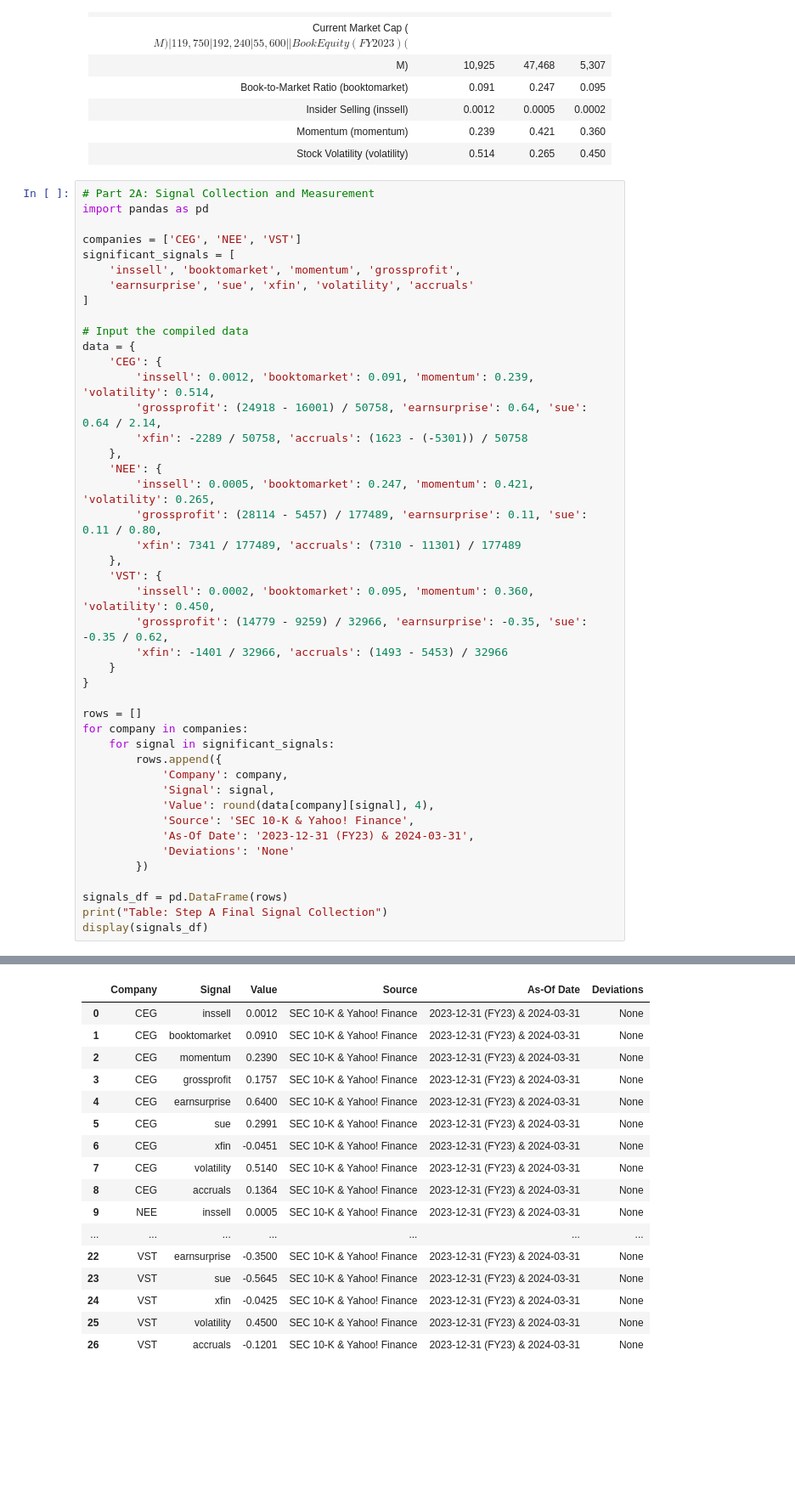
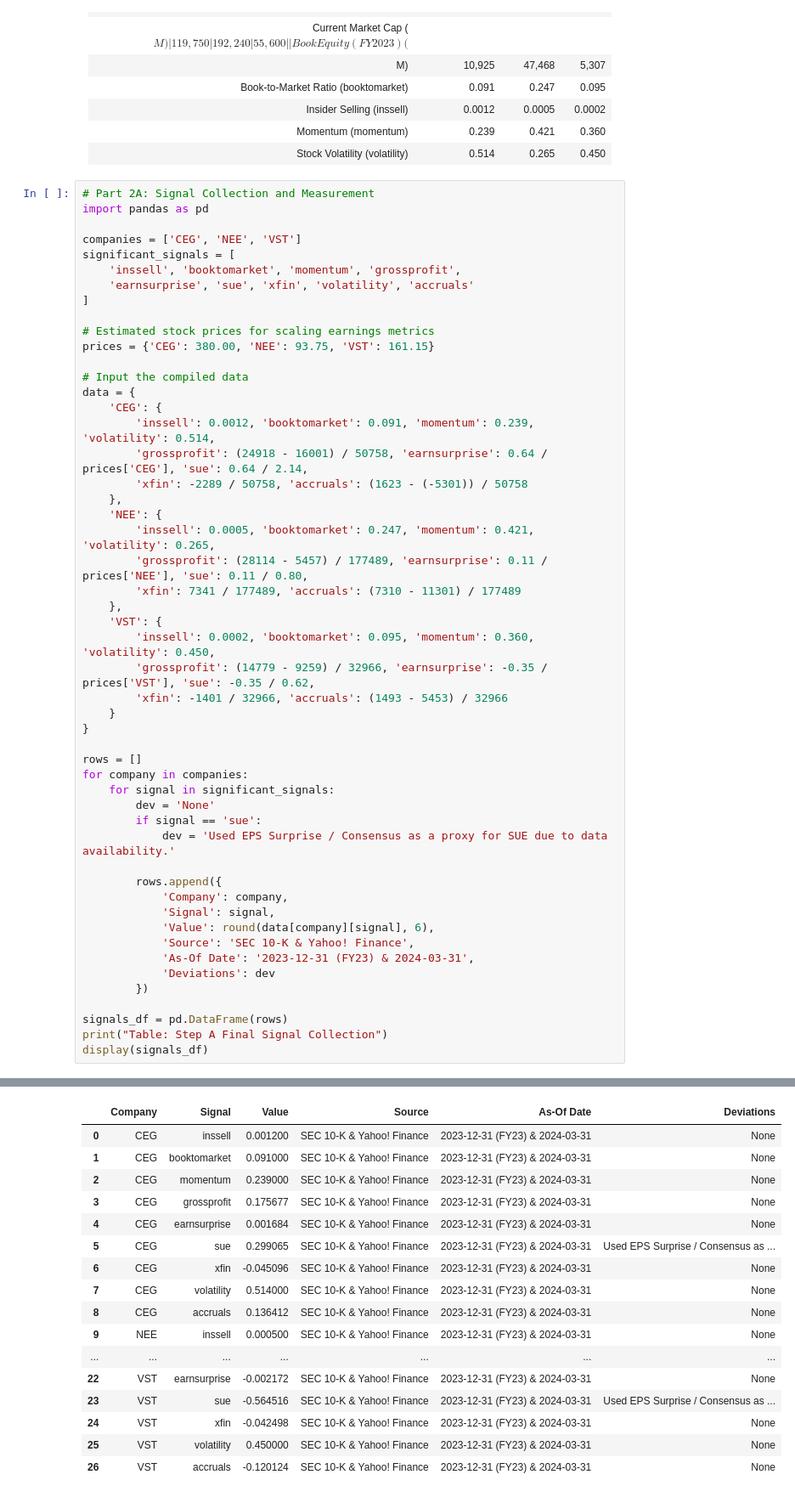
Before and after one commit to grooprai2025-ui/15465-Alphanomics, a Jupyter notebook: 20260506_Alphanomics_Final_Project_V2.ipynb, the cells around one changed output, grey strips where cells are left out. Shown at 85% size. Saved outputs shown, nothing was run; the diff lists cells and outputs as text; blank space fills up the shorter version.

```diff
--- a/20260506_Alphanomics_Final_Project_V2.ipynb
+++ b/20260506_Alphanomics_Final_Project_V2.ipynb
@@ -425,59 +425,66 @@ significant_signals = [
     'earnsurprise', 'sue', 'xfin', 'volatility', 'accruals'
 ]
 
+# Estimated stock prices for scaling earnings metrics
+prices = {'CEG': 380.00, 'NEE': 93.75, 'VST': 161.15}
+
 # Input the compiled data
 data = {
     'CEG': {
         'inssell': 0.0012, 'booktomarket': 0.091, 'momentum': 0.239, 'volatility': 0.514,
-        'grossprofit': (24918 - 16001) / 50758, 'earnsurprise': 0.64, 'sue': 0.64 / 2.14,
+        'grossprofit': (24918 - 16001) / 50758, 'earnsurprise': 0.64 / prices['CEG'], 'sue': 0.64 / 2.14,
         'xfin': -2289 / 50758, 'accruals': (1623 - (-5301)) / 50758
     },
     'NEE': {
         'inssell': 0.0005, 'booktomarket': 0.247, 'momentum': 0.421, 'volatility': 0.265,
-        'grossprofit': (28114 - 5457) / 177489, 'earnsurprise': 0.11, 'sue': 0.11 / 0.80,
+        'grossprofit': (28114 - 5457) / 177489, 'earnsurprise': 0.11 / prices['NEE'], 'sue': 0.11 / 0.80,
         'xfin': 7341 / 177489, 'accruals': (7310 - 11301) / 177489
     },
     'VST': {
         'inssell': 0.0002, 'booktomarket': 0.095, 'momentum': 0.360, 'volatility': 0.450,
-        'grossprofit': (14779 - 9259) / 32966, 'earnsurprise': -0.35, 'sue': -0.35 / 0.62,
+        'grossprofit': (14779 - 9259) / 32966, 'earnsurprise': -0.35 / prices['VST'], 'sue': -0.35 / 0.62,
         'xfin': -1401 / 32966, 'accruals': (1493 - 5453) / 32966
     }
 }
 
 rows = []
 for company in companies:
     for signal in significant_signals:
+        dev = 'None'
+        if signal == 'sue':
+            dev = 'Used EPS Surprise / Consensus as a proxy for SUE due to data availability.'
+
         rows.append({
             'Company': company,
             'Signal': signal,
-            'Value': round(data[company][signal], 4),
+            'Value': round(data[company][signal], 6),
             'Source': 'SEC 10-K & Yahoo! Finance',
             'As-Of Date': '2023-12-31 (FY23) & 2024-03-31',
-            'Deviations': 'None'
+            'Deviations': dev
         })
 
 signals_df = pd.DataFrame(rows)
 print("Table: Step A Final Signal Collection")
 display(signals_df)
 # %% [output]
 Table: Step A Final Signal Collection
 |  | Company | Signal | Value | Source | As-Of Date | Deviations |
-| 0 | CEG | inssell | 0.0012 | SEC 10-K & Yahoo! Finance | 2023-12-31 (FY23) & 2024-03-31 | None |
-| 1 | CEG | booktomarket | 0.0910 | SEC 10-K & Yahoo! Finance | 2023-12-31 (FY23) & 2024-03-31 | None |
-| 2 | CEG | momentum | 0.2390 | SEC 10-K & Yahoo! Finance | 2023-12-31 (FY23) & 2024-03-31 | None |
-| 3 | CEG | grossprofit | 0.1757 | SEC 10-K & Yahoo! Finance | 2023-12-31 (FY23) & 2024-03-31 | None |
-| 4 | CEG | earnsurprise | 0.6400 | SEC 10-K & Yahoo! Finance | 2023-12-31 (FY23) & 2024-03-31 | None |
-| 5 | CEG | sue | 0.2991 | SEC 10-K & Yahoo! Finance | 2023-12-31 (FY23) & 2024-03-31 | None |
-| 6 | CEG | xfin | -0.0451 | SEC 10-K & Yahoo! Finance | 2023-12-31 (FY23) & 2024-03-31 | None |
-| 7 | CEG | volatility | 0.5140 | SEC 10-K & Yahoo! Finance | 2023-12-31 (FY23) & 2024-03-31 | None |
-| 8 | CEG | accruals | 0.1364 | SEC 10-K & Yahoo! Finance | 2023-12-31 (FY23) & 2024-03-31 | None |
-| 9 | NEE | inssell | 0.0005 | SEC 10-K & Yahoo! Finance | 2023-12-31 (FY23) & 2024-03-31 | None |
+| 0 | CEG | inssell | 0.001200 | SEC 10-K & Yahoo! Finance | 2023-12-31 (FY23) & 2024-03-31 | None |
+| 1 | CEG | booktomarket | 0.091000 | SEC 10-K & Yahoo! Finance | 2023-12-31 (FY23) & 2024-03-31 | None |
+| 2 | CEG | momentum | 0.239000 | SEC 10-K & Yahoo! Finance | 2023-12-31 (FY23) & 2024-03-31 | None |
+| 3 | CEG | grossprofit | 0.175677 | SEC 10-K & Yahoo! Finance | 2023-12-31 (FY23) & 2024-03-31 | None |
+| 4 | CEG | earnsurprise | 0.001684 | SEC 10-K & Yahoo! Finance | 2023-12-31 (FY23) & 2024-03-31 | None |
+| 5 | CEG | sue | 0.299065 | SEC 10-K & Yahoo! Finance | 2023-12-31 (FY23) & 2024-03-31 | Used EPS Surprise / Consensus as ... |
+| 6 | CEG | xfin | -0.045096 | SEC 10-K & Yahoo! Finance | 2023-12-31 (FY23) & 2024-03-31 | None |
+| 7 | CEG | volatility | 0.514000 | SEC 10-K & Yahoo! Finance | 2023-12-31 (FY23) & 2024-03-31 | None |
+| 8 | CEG | accruals | 0.136412 | SEC 10-K & Yahoo! Finance | 2023-12-31 (FY23) & 2024-03-31 | None |
+| 9 | NEE | inssell | 0.000500 | SEC 10-K & Yahoo! Finance | 2023-12-31 (FY23) & 2024-03-31 | None |
 | ... | ... | ... | ... | ... | ... | ... |
-| 22 | VST | earnsurprise | -0.3500 | SEC 10-K & Yahoo! Finance | 2023-12-31 (FY23) & 2024-03-31 | None |
-| 23 | VST | sue | -0.5645 | SEC 10-K & Yahoo! Finance | 2023-12-31 (FY23) & 2024-03-31 | None |
-| 24 | VST | xfin | -0.0425 | SEC 10-K & Yahoo! Finance | 2023-12-31 (FY23) & 2024-03-31 | None |
-| 25 | VST | volatility | 0.4500 | SEC 10-K & Yahoo! Finance | 2023-12-31 (FY23) & 2024-03-31 | None |
-| 26 | VST | accruals | -0.1201 | SEC 10-K & Yahoo! Finance | 2023-12-31 (FY23) & 2024-03-31 | None |
+| 22 | VST | earnsurprise | -0.002172 | SEC 10-K & Yahoo! Finance | 2023-12-31 (FY23) & 2024-03-31 | None |
+| 23 | VST | sue | -0.564516 | SEC 10-K & Yahoo! Finance | 2023-12-31 (FY23) & 2024-03-31 | Used EPS Surprise / Consensus as ... |
+| 24 | VST | xfin | -0.042498 | SEC 10-K & Yahoo! Finance | 2023-12-31 (FY23) & 2024-03-31 | None |
+| 25 | VST | volatility | 0.450000 | SEC 10-K & Yahoo! Finance | 2023-12-31 (FY23) & 2024-03-31 | None |
+| 26 | VST | accruals | -0.120124 | SEC 10-K & Yahoo! Finance | 2023-12-31 (FY23) & 2024-03-31 | None |
 # %%
 # Part 2B: Composite Signal Generation
 # Extract the average coefficients from the multivariate table from Part 1
```
Also changed, not shown: parts of 2 cells of this notebook.
